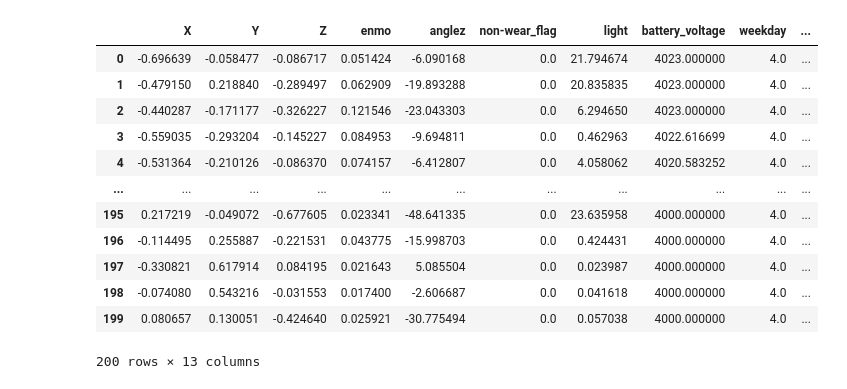
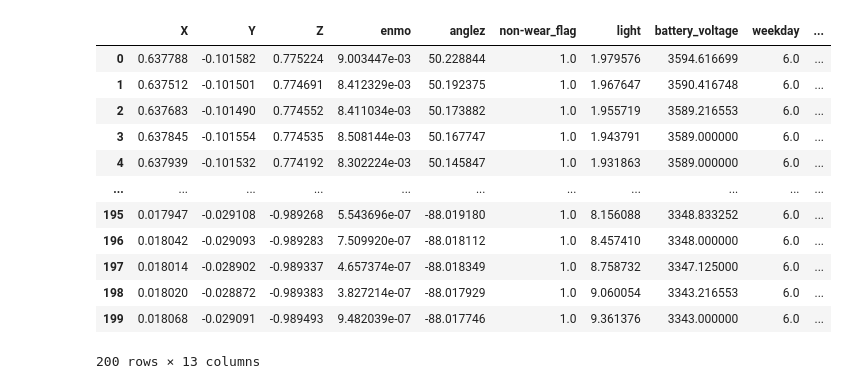
Before and after one commit to alessialaconca/Data_Mining_2_Child_Mind_Institute, a Jupyter notebook: cmi_timeseries_dataset_dm2_25_26/timeseries.ipynb, the cells around one changed output. Saved outputs shown, nothing was run; the diff lists cells and outputs as text; code cells hidden in the pictures.

```diff
--- a/cmi_timeseries_dataset_dm2_25_26/timeseries.ipynb
+++ b/cmi_timeseries_dataset_dm2_25_26/timeseries.ipynb
@@ -7,17 +6,18 @@ with gzip.open("CMI_timeseries_dataset.pkl.gz", "rb") as f:
 	 CMI_timeseries_dataset = pickle.load(f)
 # %%
 ts= CMI_timeseries_dataset
+ts[1]
 # %% [output]
 |  | X | Y | Z | enmo | anglez | non-wear_flag | light | battery_voltage | weekday | ... |
-| 0 | -0.696639 | -0.058477 | -0.086717 | 0.051424 | -6.090168 | 0.0 | 21.794674 | 4023.000000 | 4.0 | ... |
-| 1 | -0.479150 | 0.218840 | -0.289497 | 0.062909 | -19.893288 | 0.0 | 20.835835 | 4023.000000 | 4.0 | ... |
-| 2 | -0.440287 | -0.171177 | -0.326227 | 0.121546 | -23.043303 | 0.0 | 6.294650 | 4023.000000 | 4.0 | ... |
-| 3 | -0.559035 | -0.293204 | -0.145227 | 0.084953 | -9.694811 | 0.0 | 0.462963 | 4022.616699 | 4.0 | ... |
-| 4 | -0.531364 | -0.210126 | -0.086370 | 0.074157 | -6.412807 | 0.0 | 4.058062 | 4020.583252 | 4.0 | ... |
+| 0 | 0.637788 | -0.101582 | 0.775224 | 9.003447e-03 | 50.228844 | 1.0 | 1.979576 | 3594.616699 | 6.0 | ... |
+| 1 | 0.637512 | -0.101501 | 0.774691 | 8.412329e-03 | 50.192375 | 1.0 | 1.967647 | 3590.416748 | 6.0 | ... |
+| 2 | 0.637683 | -0.101490 | 0.774552 | 8.411034e-03 | 50.173882 | 1.0 | 1.955719 | 3589.216553 | 6.0 | ... |
+| 3 | 0.637845 | -0.101554 | 0.774535 | 8.508144e-03 | 50.167747 | 1.0 | 1.943791 | 3589.000000 | 6.0 | ... |
+| 4 | 0.637939 | -0.101532 | 0.774192 | 8.302224e-03 | 50.145847 | 1.0 | 1.931863 | 3589.000000 | 6.0 | ... |
 | ... | ... | ... | ... | ... | ... | ... | ... | ... | ... | ... |
-| 195 | 0.217219 | -0.049072 | -0.677605 | 0.023341 | -48.641335 | 0.0 | 23.635958 | 4000.000000 | 4.0 | ... |
-| 196 | -0.114495 | 0.255887 | -0.221531 | 0.043775 | -15.998703 | 0.0 | 0.424431 | 4000.000000 | 4.0 | ... |
-| 197 | -0.330821 | 0.617914 | 0.084195 | 0.021643 | 5.085504 | 0.0 | 0.023987 | 4000.000000 | 4.0 | ... |
-| 198 | -0.074080 | 0.543216 | -0.031553 | 0.017400 | -2.606687 | 0.0 | 0.041618 | 4000.000000 | 4.0 | ... |
-| 199 | 0.080657 | 0.130051 | -0.424640 | 0.025921 | -30.775494 | 0.0 | 0.057038 | 4000.000000 | 4.0 | ... |
+| 195 | 0.017947 | -0.029108 | -0.989268 | 5.543696e-07 | -88.019180 | 1.0 | 8.156088 | 3348.833252 | 6.0 | ... |
+| 196 | 0.018042 | -0.029093 | -0.989283 | 7.509920e-07 | -88.018112 | 1.0 | 8.457410 | 3348.000000 | 6.0 | ... |
+| 197 | 0.018014 | -0.028902 | -0.989337 | 4.657374e-07 | -88.018349 | 1.0 | 8.758732 | 3347.125000 | 6.0 | ... |
+| 198 | 0.018020 | -0.028872 | -0.989383 | 3.827214e-07 | -88.017929 | 1.0 | 9.060054 | 3343.216553 | 6.0 | ... |
+| 199 | 0.018068 | -0.029091 | -0.989493 | 9.482039e-07 | -88.017746 | 1.0 | 9.361376 | 3343.000000 | 6.0 | ... |
 200 rows × 13 columns
```
Also changed, not shown: parts of 1 cell of this notebook, 2 other files.
